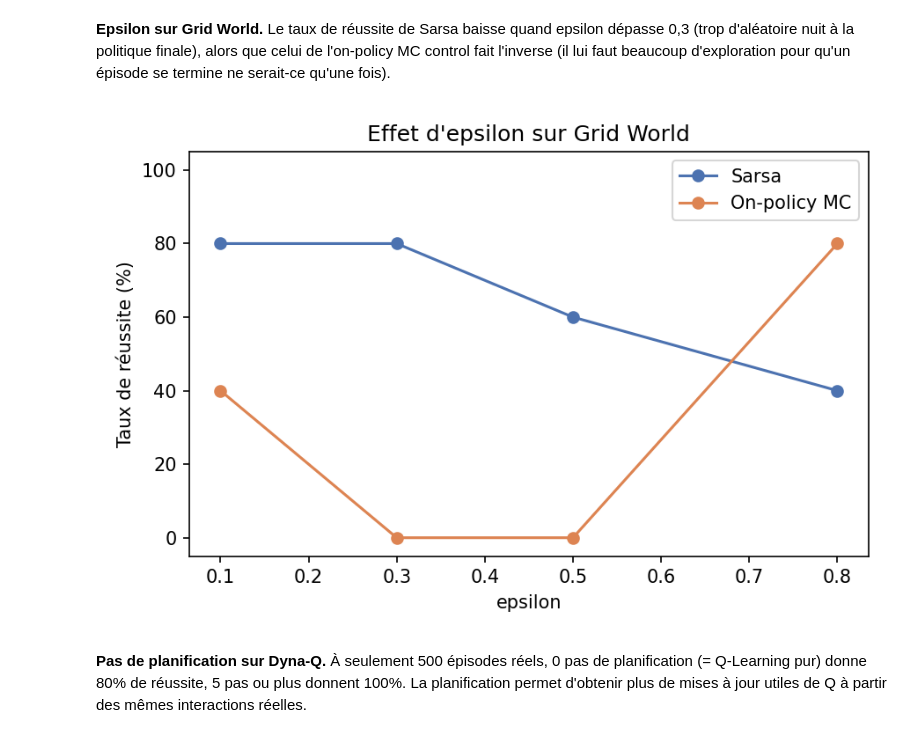
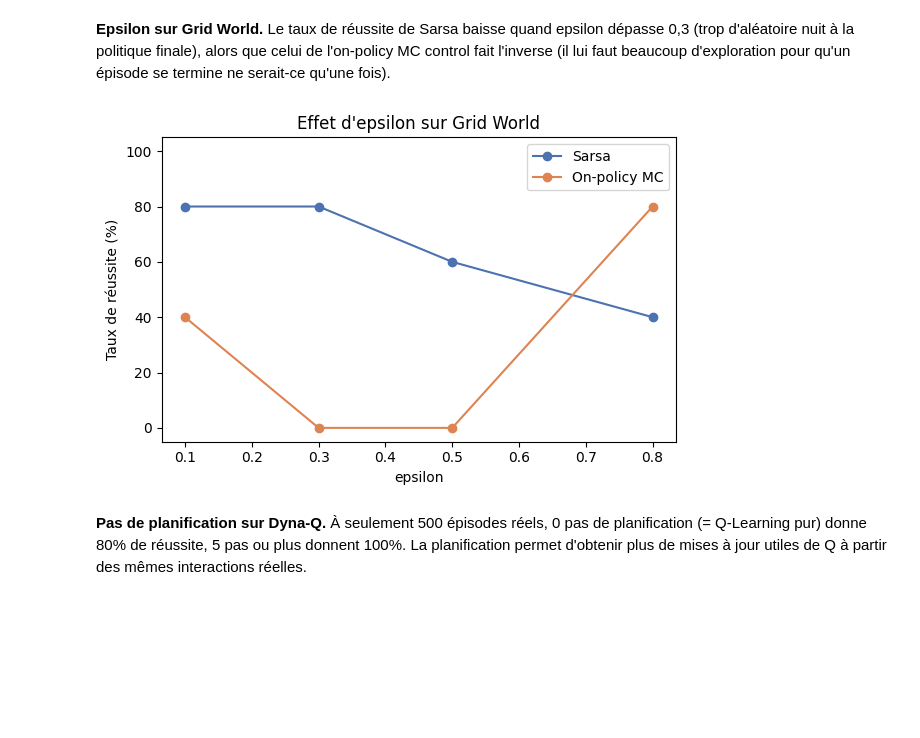
Before and after one commit to Mac-Aurel/deep-reinforcment-learning, a Jupyter notebook: notebooks/Rapport final.ipynb, the cells around one changed output. Cells and saved outputs as stored; diff of their text form; code cells hidden in the pictures; blank space fills up the shorter version.

```diff
--- a/notebooks/Rapport final.ipynb
+++ b/notebooks/Rapport final.ipynb
@@ -149,9 +377,22 @@ hyperparams
 # %% [markdown]
 **Epsilon sur Grid World.** Le taux de réussite de Sarsa baisse quand epsilon dépasse 0,3 (trop d'aléatoire nuit à la politique finale), alors que celui de l'on-policy MC control fait l'inverse (il lui faut beaucoup d'exploration pour qu'un épisode se termine ne serait-ce qu'une fois).
 # %%
-display(Image(os.path.join(FIGURES_DIR, 'epsilon_study.png')))
+epsilon_rows = hyperparams[hyperparams["study"] == "epsilon_on_grid_world"]
+sarsa_rows = epsilon_rows[epsilon_rows["algorithm"] == "sarsa"].sort_values("epsilon")
+onpolicy_rows = epsilon_rows[epsilon_rows["algorithm"] == "on_policy_first_visit_mc"].sort_values("epsilon")
+
+plt.figure(figsize=(6, 4))
+plt.plot(sarsa_rows["epsilon"], sarsa_rows["success_rate"] * 100, marker="o", label="Sarsa", color="#4C72B0")
+plt.plot(onpolicy_rows["epsilon"], onpolicy_rows["success_rate"] * 100, marker="o", label="On-policy MC", color="#DD8452")
+plt.xlabel("epsilon")
+plt.ylabel("Taux de réussite (%)")
+plt.title("Effet d'epsilon sur Grid World")
+plt.legend()
+plt.ylim(-5, 105)
+plt.tight_layout()
+plt.show()
 # %% [output]
-[figure, old version]
+[figure, new version]
 # %% [markdown]
 **Pas de planification sur Dyna-Q.** À seulement 500 épisodes réels, 0 pas de planification (= Q-Learning pur) donne 80% de réussite, 5 pas ou plus donnent 100%. La planification permet d'obtenir plus de mises à jour utiles de Q à partir des mêmes interactions réelles.
 # %%
```
Also changed, not shown: parts of 9 cells of this notebook.
